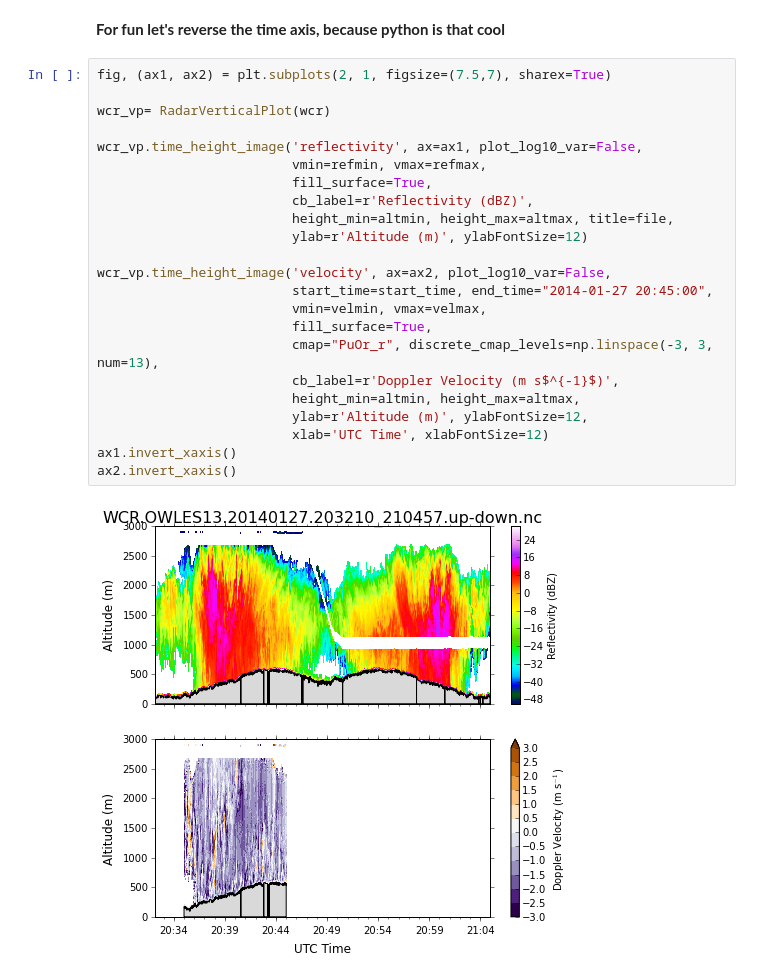
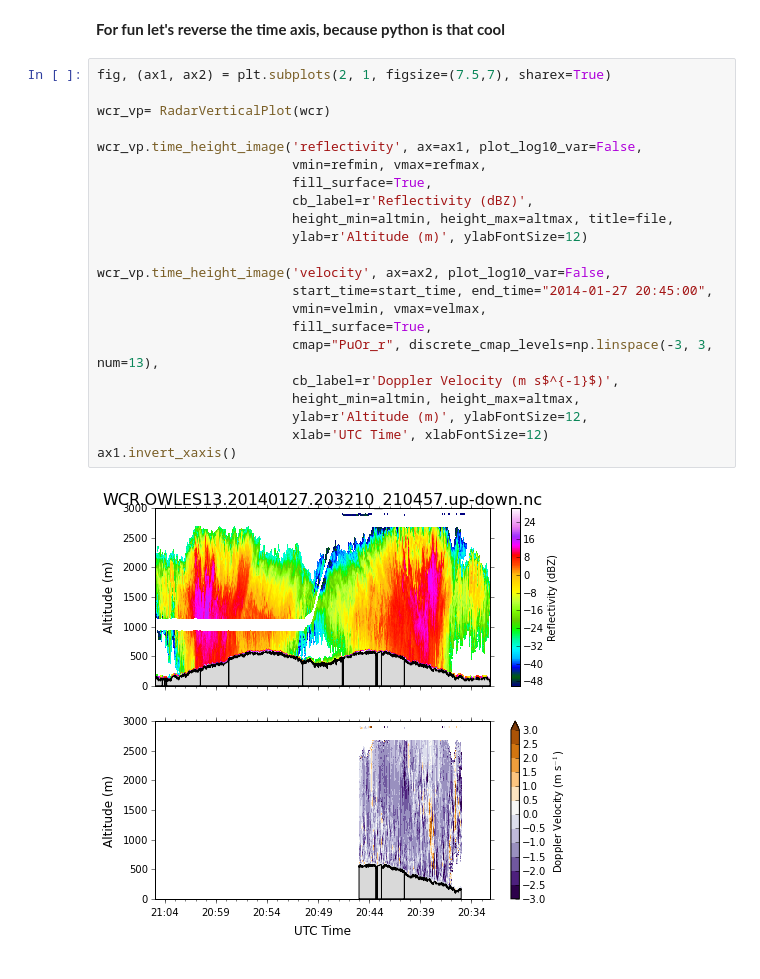
Before and after one commit to nguy/AWOT, a Jupyter notebook: examples/awot_plot_wcr2.ipynb, the cells around one changed output. Cells and saved outputs as stored; diff of their text form.

```diff
--- a/examples/awot_plot_wcr2.ipynb
+++ b/examples/awot_plot_wcr2.ipynb
@@ -224,25 +281,24 @@ figC.tight_layout()
 # %%
 fig, (ax1, ax2) = plt.subplots(2, 1, figsize=(7.5,7), sharex=True)
 
 wcr_vp= RadarVerticalPlot(wcr)
 
 wcr_vp.time_height_image('reflectivity', ax=ax1, plot_log10_var=False,
                          vmin=refmin, vmax=refmax,
                          fill_surface=True,
                          cb_label=r'Reflectivity (dBZ)',
                          height_min=altmin, height_max=altmax, title=file,
                          ylab=r'Altitude (m)', ylabFontSize=12)
 
 wcr_vp.time_height_image('velocity', ax=ax2, plot_log10_var=False,
                          start_time=start_time, end_time="2014-01-27 20:45:00",
                          vmin=velmin, vmax=velmax,
                          fill_surface=True,
                          cmap="PuOr_r", discrete_cmap_levels=np.linspace(-3, 3, num=13),
                          cb_label=r'Doppler Velocity (m s$^{-1}$)',
                          height_min=altmin, height_max=altmax,
                          ylab=r'Altitude (m)', ylabFontSize=12,
                          xlab='UTC Time', xlabFontSize=12)
 ax1.invert_xaxis()
-ax2.invert_xaxis()
 # %% [output]
-[figure, old version]
+[figure, new version]
```
Also changed, not shown: parts of 4 cells of this notebook, 2 other files.
